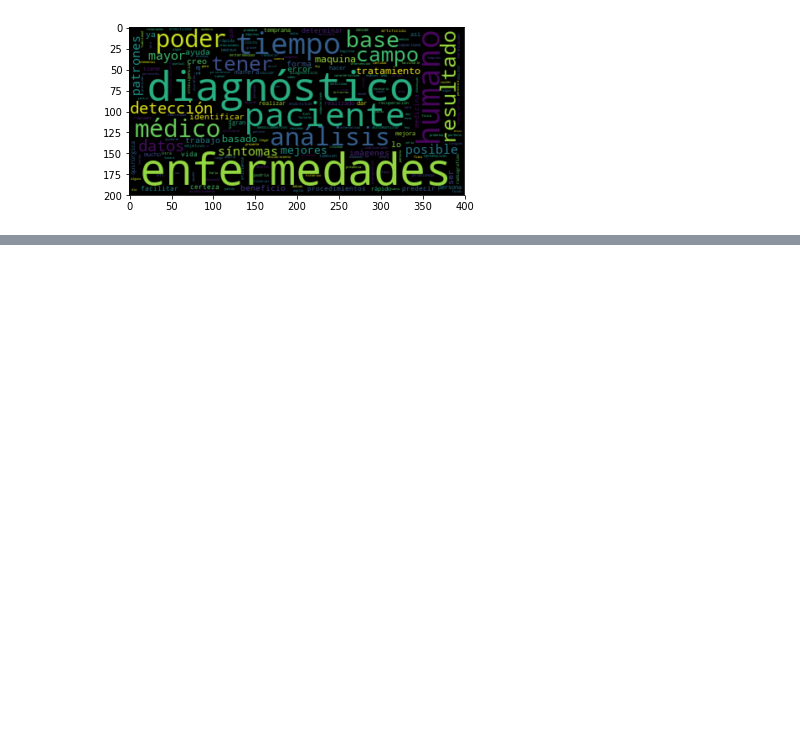
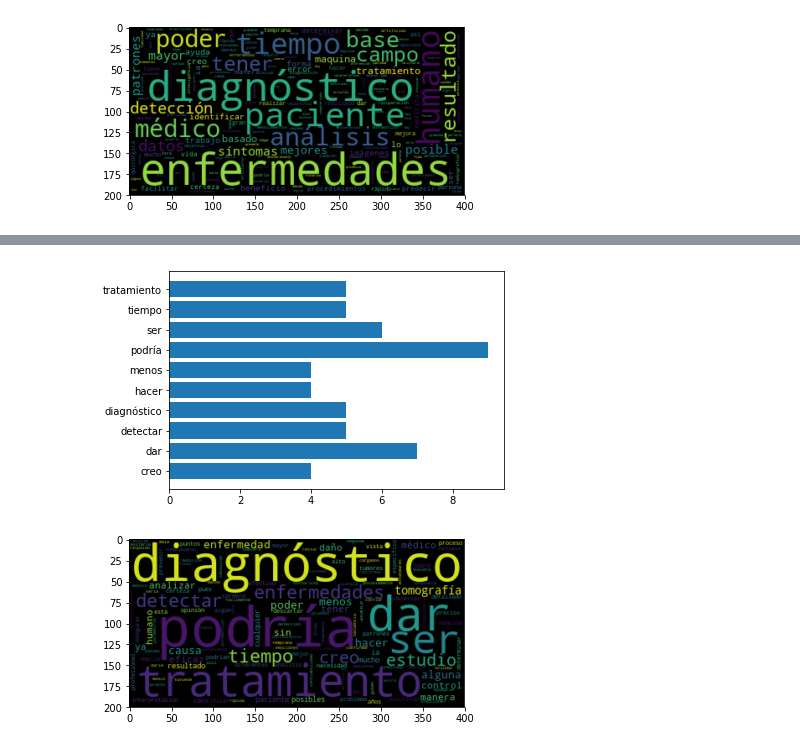
Before and after one commit to llealgt/postgrado_especializacion_investigacion_cientifica, a Jupyter notebook: epistemologia/análisis_resultado_encuesta.ipynb, the cells around one changed output, grey strips where cells are left out. Saved outputs shown, nothing was run; the diff lists cells and outputs as text; code cells hidden in the pictures; blank space fills up the shorter version.

```diff
--- a/epistemologia/análisis_resultado_encuesta.ipynb
+++ b/epistemologia/análisis_resultado_encuesta.ipynb
@@ -69,0 +85,7 @@ resultado = analisis_frecuencia_palabras(pregunta1_corpus)
+# %%
+resultados_pregunta3 = datos_originales["¿Qué beneficio cree que pueda tener la inteligencia artificial en el estudio que su médico le solicitó a su familiar?"]
+pregunta3_corpus = resultados_pregunta3.str.cat(sep=" ")
+resultado = analisis_frecuencia_palabras(pregunta3_corpus)
+# %% [output]
+[figure, added]
+[figure, added]
```
Also changed, not shown: parts of 8 cells of this notebook.
